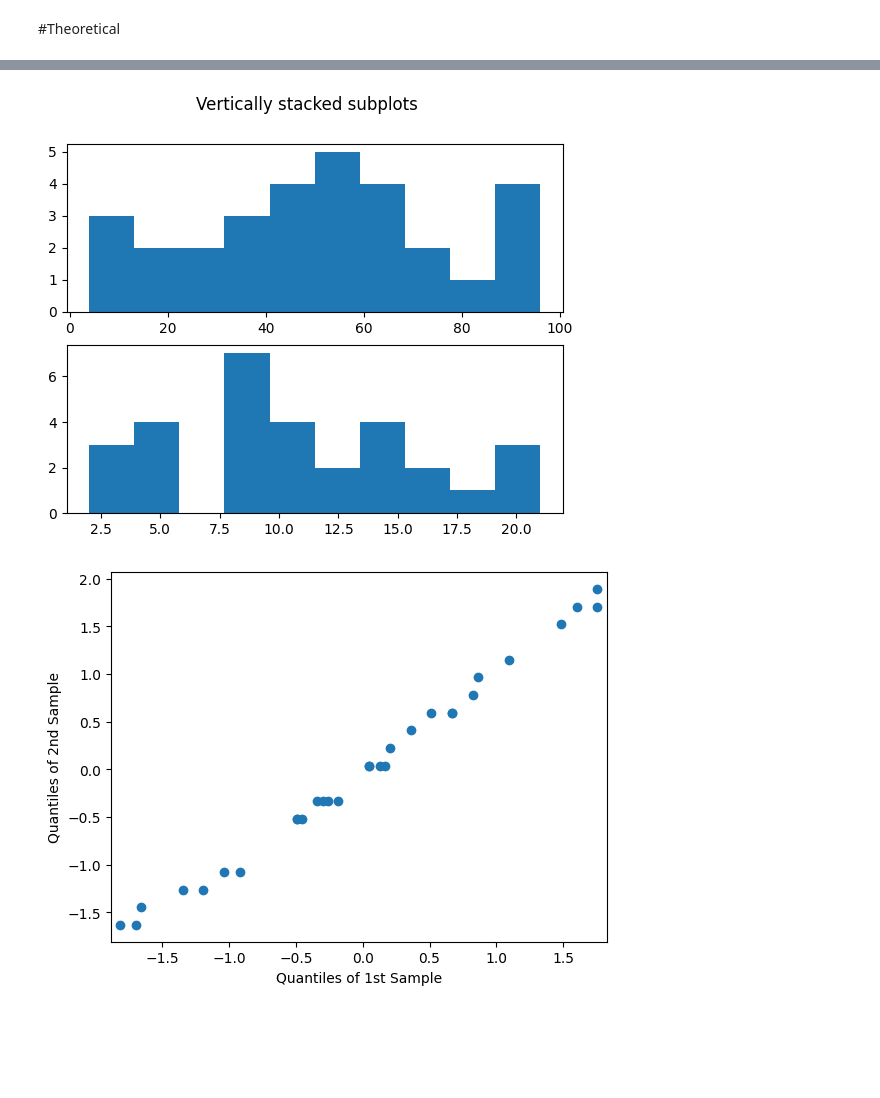
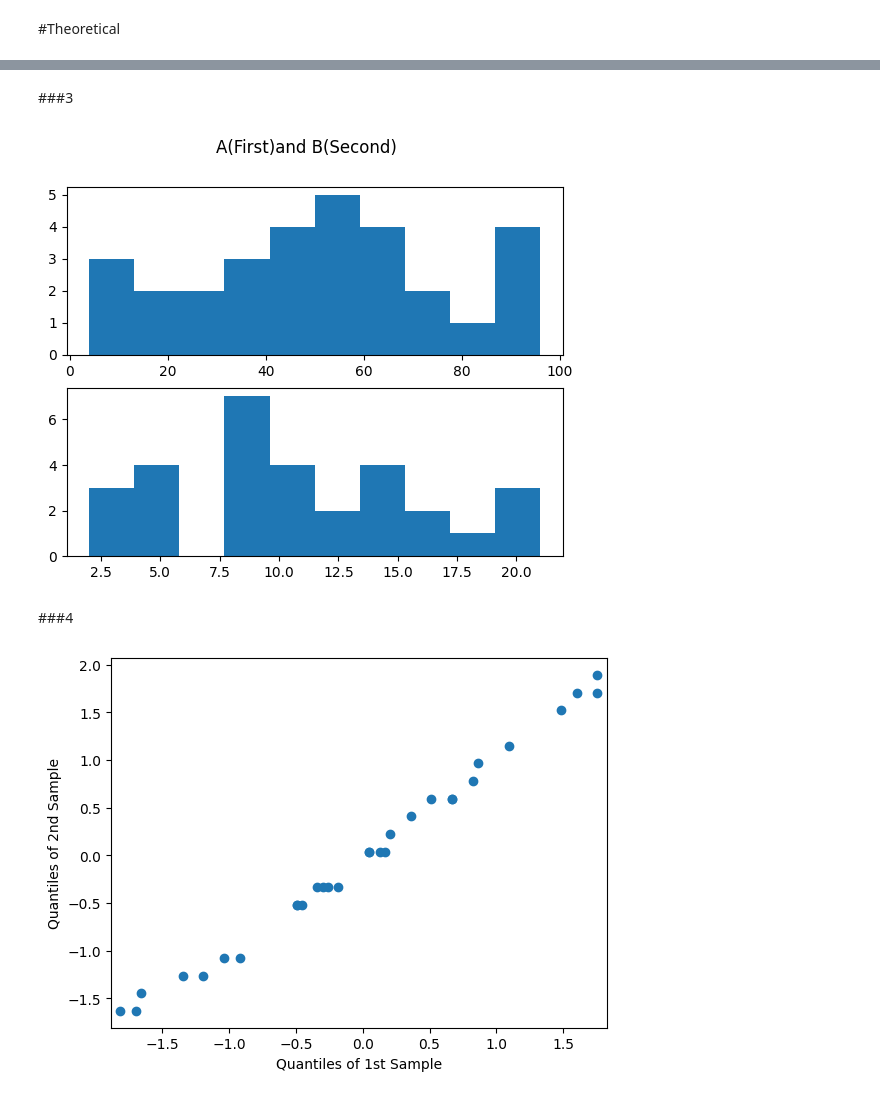
Before and after one commit to garfield-gray/DataMining, a Jupyter notebook: Data_Exploration_&_Visualization.ipynb, the cells around one changed output, grey strips where cells are left out. Drawn from its saved outputs; the diff is of its cells as text; code cells hidden in the pictures; blank space fills up the shorter version.

```diff
--- a/Data_Exploration_&_Visualization.ipynb
+++ b/Data_Exploration_&_Visualization.ipynb
@@ -37,11 +73,15 @@ ax.set_xticklabels(my_dict.keys())
+# %% [markdown]
+###3
 # %%
 fig, axs = plt.subplots(2)
-fig.suptitle('Vertically stacked subplots')
+fig.suptitle('A(First)and B(Second)')
 axs[0].hist(A)
 axs[1].hist(B)
 plt.show()
 # %% [output]
-[figure, old version]
+[figure, new version]
+# %% [markdown]
+###4
 # %%
 from scipy import stats
 SA = stats.zscore(A)
```
Also changed, not shown: parts of 12 cells of this notebook.
